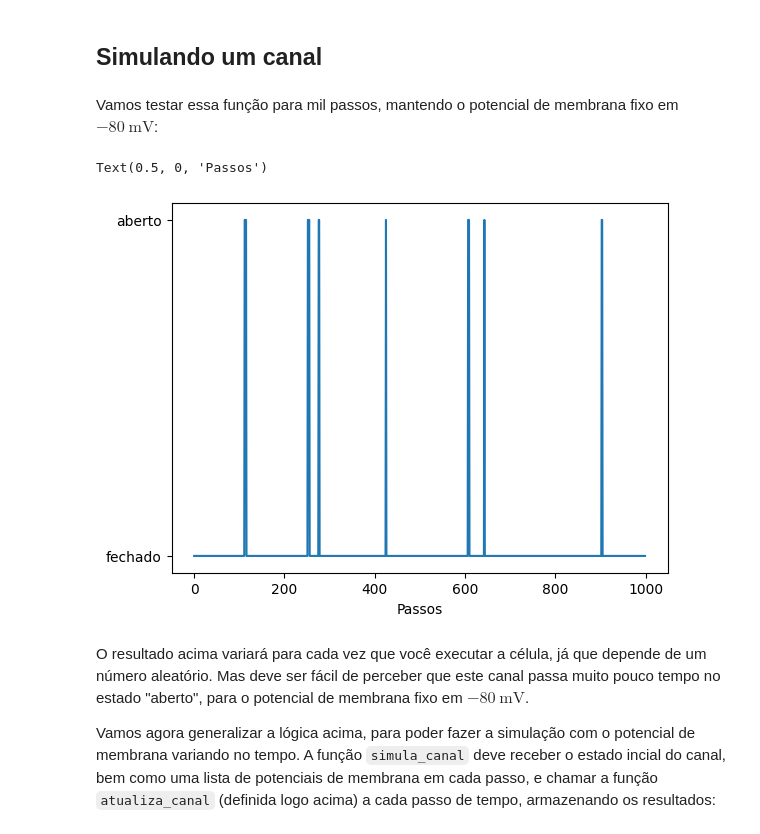
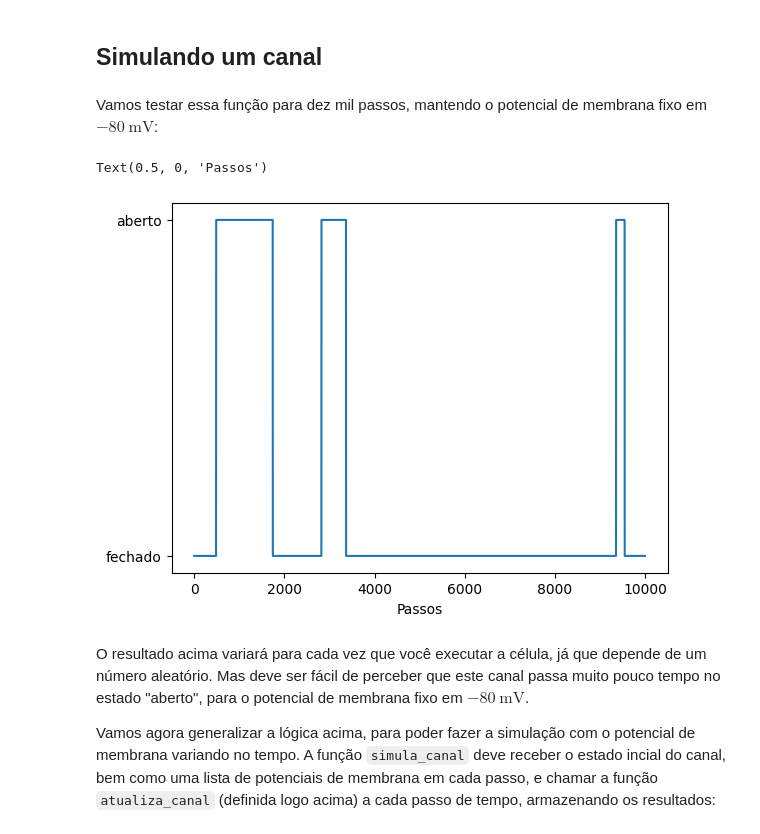
Before and after one commit to borismarin/sample-data, a Jupyter notebook: neuro-comp/Atividade-Canais.ipynb, the cells around one changed output. Saved outputs shown, nothing was run; the diff lists cells and outputs as text; code cells hidden in the pictures.

```diff
--- a/neuro-comp/Atividade-Canais.ipynb
+++ b/neuro-comp/Atividade-Canais.ipynb
@@ -24,10 +24,11 @@ Por conveniência, utilizaremos as mesmas formas para $\alpha_n(V)$ e $\beta_n(V
 # %%
 def alpha_n(v):
-    vv = -(v+40)
-    return 0.1*vv/(np.exp(vv/10) - 1)
+    vv = v+65
+    return 0.01*(10-vv)/(np.exp((10-vv)/10) - 1)
 
 def beta_n(v):
-    return 4*np.exp(-(v+65)/18)
+    vv = v+65
+    return 0.125*np.exp(-vv/80)
 # %% [markdown]
 No caso do axônio da lula, os registros envolviam médias sobre um número muito grande de canais no axônio − fazendo com que a dinâmica da variável de chaveamento $n$  ("ativação da condutância de Potássio") fosse bem descrita por um relaxamento exponencial a um valor de equilíbrio controlado por $V$. Esse tipo de dinâmica é também conhecido como "carregamento de um capacitor" (elétrica) ou "cinética de primeira ordem" (química), correspondendo à equação:
 
@@ -66,17 +67,20 @@ Podemos usar a função `exata_n` definida na célula anterior para fazer um gr
 # %%
 t0 = 0  # tempo inicial
 tf = 20 # tempo final
-passo = 0.05 # passo de tempo
+passo = 0.01 # passo de tempo
+
+clamp0 = -80
+clamp1 = -20
 
 t = np.arange(t0, tf, passo)  # simularemos 20 ms em passos de 0.05 ms
 passos = len(t)  # total de passos dados
 n = np.zeros(passos)  # espaço para guardar a solução exata n(t)
 
 # até 10ms (metade dos passos), começamos e ficamos no valor estacionário para V = -80 mV
-n[:passos//2] = n_inf(-80)
+n[:passos//2] = n_inf(clamp0)
 
 # a partir de t = 10 ms, temos que calcular a solução para clamp de -20 mV
-n[passos//2:] = exata_n((t[passos//2:]-10), -20, n_inf(-80))
+n[passos//2:] = exata_n((t[passos//2:]-10), clamp1, n_inf(clamp0))
 
 plt.figure(1)
 plt.plot(t, n, 'o-')
@@ -121,22 +125,22 @@ def atualiza_canal(estado, prob_abre, prob_fecha, dt):
 
     return estado
 # %% [markdown]
-Vamos testar essa função para mil passos, mantendo o potencial de membrana fixo em $-80\ \mathrm{mV}$:
+Vamos testar essa função para dez mil passos, mantendo o potencial de membrana fixo em $-80\ \mathrm{mV}$:
 # %%
 estado = 0  # canal começa fechado
 vclamp = -80
-estados = np.zeros(1000)
+estados = np.zeros(10000)
 
-for i in range(999):
+for i in range(9999):
     estados[i+1] = atualiza_canal(estados[i], alpha_n(vclamp), beta_n(vclamp), dt=passo)
 
 plt.figure(3)
 plt.plot(estados, '-')
 plt.yticks((0,1),('fechado', 'aberto'))
 plt.xlabel('Passos')
 # %% [output]
 Text(0.5, 0, 'Passos')
-[figure, old version]
+[figure, new version]
 # %% [markdown]
 O resultado acima variará para cada vez que você executar a célula, já que depende de um número aleatório. Mas deve ser fácil de perceber que este canal passa muito pouco tempo no estado "aberto", para o potencial de membrana fixo em $-80\ \mathrm{mV}$.
 
```
Also changed, not shown: parts of 6 cells of this notebook.
